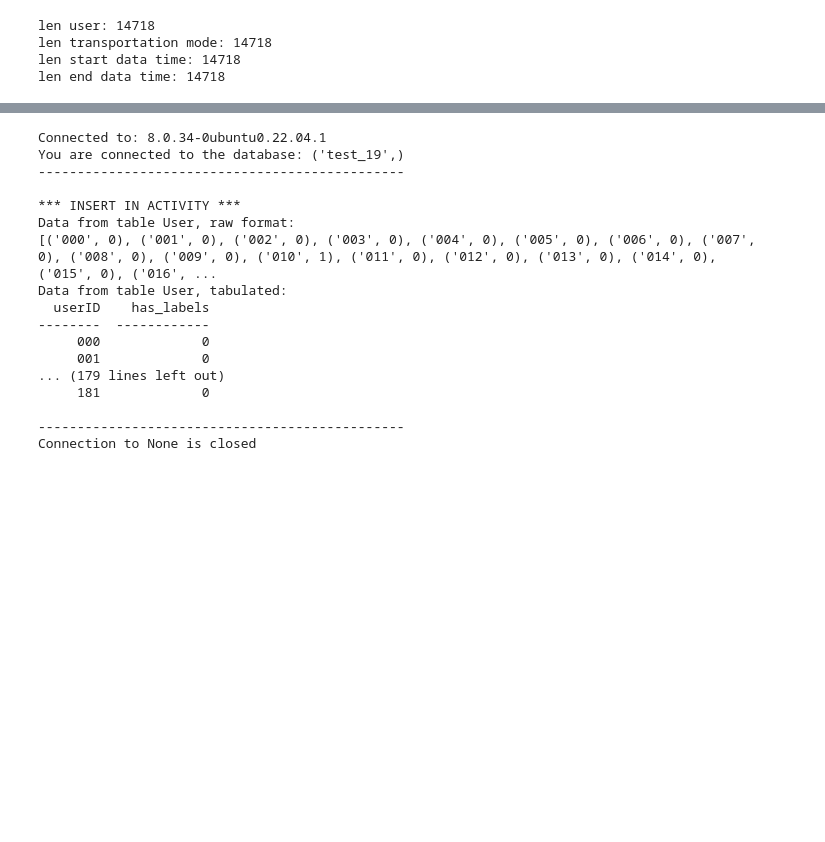
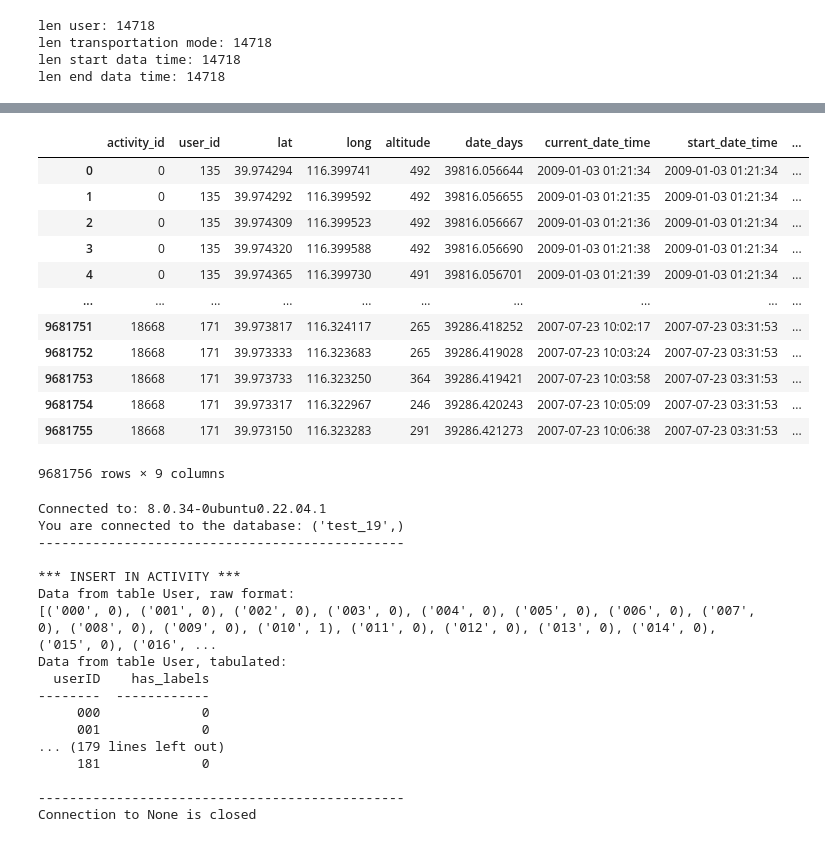
Before and after one commit to stasikvictoria/Very_large_distributed_data_volumes_exercise2, a Jupyter notebook: code/exercise2-viki.ipynb, the cells around one changed output, grey strips where cells are left out. Cells and saved outputs as stored; diff of their text form; code cells hidden in the pictures; blank space fills up the shorter version.

Commit message:
getting info from plt files

```diff
--- a/code/exercise2-viki.ipynb
+++ b/code/exercise2-viki.ipynb
@@ -430,0 +337,17 @@ os.getcwd()
+# %%
+activity_id_list, user_id_list_2, lat_list, long_list, altitude_list, date_days_list, current_date_time_list, start_date_time_list2, end_date_time_list2 = get_info_from_plt_file()
+
+# checking if the lists have the same length
+print('len activity: ' + str(len(activity_id_list)))
+print('len user: ' + str(len(user_id_list_2)))
+print('len lat: ' + str(len(lat_list)))
+print('len long: ' + str(len(long_list)))
+print('len altitude: ' + str(len(altitude_list)))
+print('len date_days: ' + str(len(date_days_list)))
+print('len date_time: ' + str(len(current_date_time_list)))
+print('len start date_time: ' + str(len(start_date_time_list2)))
+print('len end date_time: ' + str(len(end_date_time_list2)))
+
+# converting into a dataframe
+plt = {'activity_id': activity_id_list, 'user_id': user_id_list_2, 'lat': lat_list, 'long': long_list, 'altitude': altitude_list, 'date_days': date_days_list, 'current_date_time': current_date_time_list, 'start_date_time': start_date_time_list2, 'end_date_time': end_date_time_list2}
+plt_df = pd.DataFrame(plt)
@@ -431,3 +364,19 @@ os.getcwd()
+# %%
+plt_df
+# %% [output]
+|  | activity_id | user_id | lat | long | altitude | date_days | current_date_time | start_date_time | ... |
+| 0 | 0 | 135 | 39.974294 | 116.399741 | 492 | 39816.056644 | 2009-01-03 01:21:34 | 2009-01-03 01:21:34 | ... |
+| 1 | 0 | 135 | 39.974292 | 116.399592 | 492 | 39816.056655 | 2009-01-03 01:21:35 | 2009-01-03 01:21:34 | ... |
+| 2 | 0 | 135 | 39.974309 | 116.399523 | 492 | 39816.056667 | 2009-01-03 01:21:36 | 2009-01-03 01:21:34 | ... |
+| 3 | 0 | 135 | 39.974320 | 116.399588 | 492 | 39816.056690 | 2009-01-03 01:21:38 | 2009-01-03 01:21:34 | ... |
+| 4 | 0 | 135 | 39.974365 | 116.399730 | 491 | 39816.056701 | 2009-01-03 01:21:39 | 2009-01-03 01:21:34 | ... |
+| ... | ... | ... | ... | ... | ... | ... | ... | ... | ... |
+| 9681751 | 18668 | 171 | 39.973817 | 116.324117 | 265 | 39286.418252 | 2007-07-23 10:02:17 | 2007-07-23 03:31:53 | ... |
+| 9681752 | 18668 | 171 | 39.973333 | 116.323683 | 265 | 39286.419028 | 2007-07-23 10:03:24 | 2007-07-23 03:31:53 | ... |
+| 9681753 | 18668 | 171 | 39.973733 | 116.323250 | 364 | 39286.419421 | 2007-07-23 10:03:58 | 2007-07-23 03:31:53 | ... |
+| 9681754 | 18668 | 171 | 39.973317 | 116.322967 | 246 | 39286.420243 | 2007-07-23 10:05:09 | 2007-07-23 03:31:53 | ... |
+| 9681755 | 18668 | 171 | 39.973150 | 116.323283 | 291 | 39286.421273 | 2007-07-23 10:06:38 | 2007-07-23 03:31:53 | ... |
+9681756 rows × 9 columns
 # %%
 class Task1:
 
```
Also changed, not shown: parts of 25 cells of this notebook.
